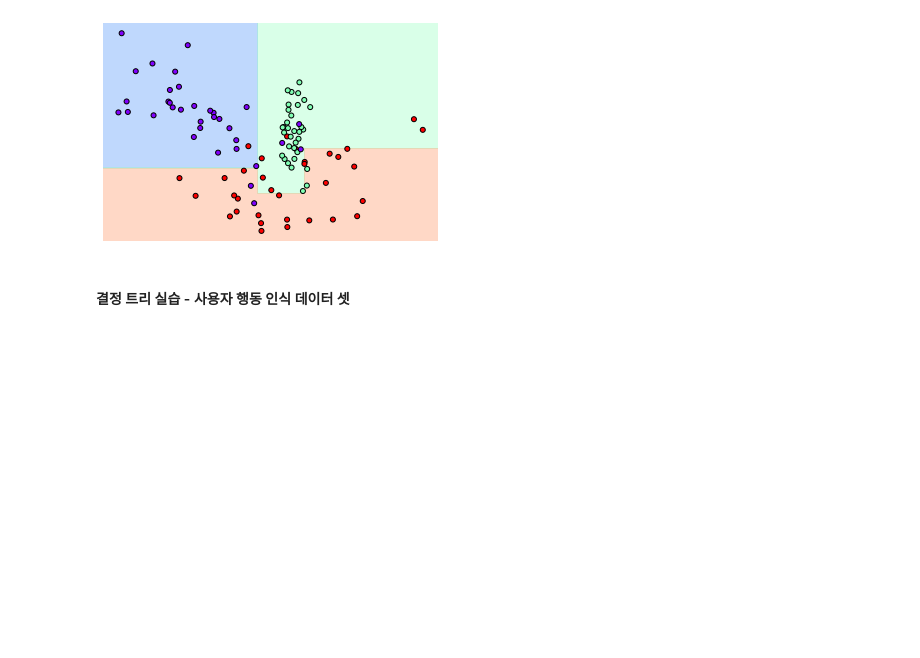
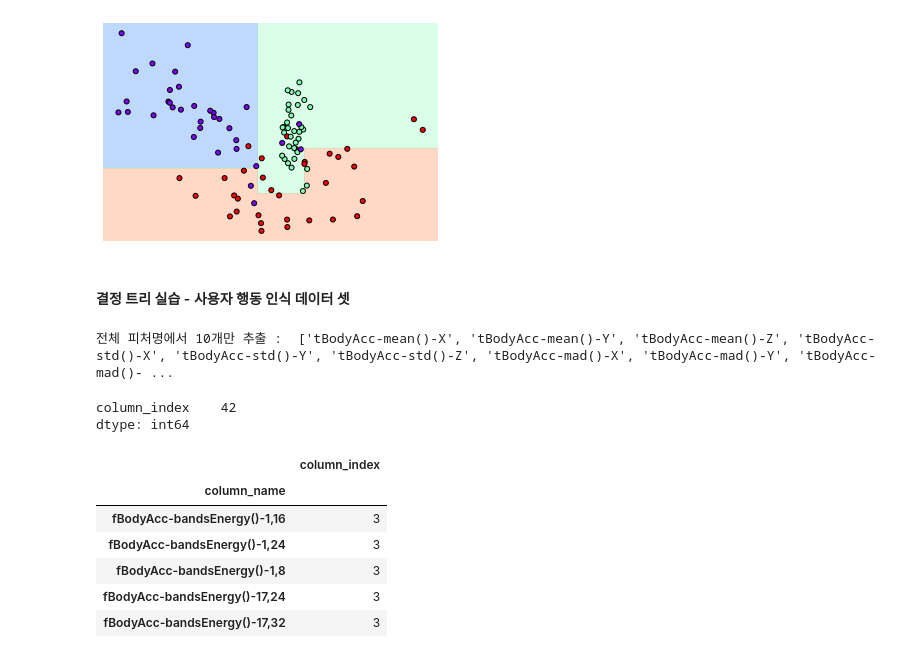
Before and after one commit to haebzzzang/ML, a Jupyter notebook: Chapter 04/Chapter_04.ipynb, the cells around one changed output. Drawn from its saved outputs; the diff is of its cells as text; code cells hidden in the pictures; blank space fills up the shorter version.

```diff
--- a/Chapter 04/Chapter_04.ipynb
+++ b/Chapter 04/Chapter_04.ipynb
@@ -154,0 +158,25 @@ visualize_boundary(dt_clf, X_features, y_labels)
+# %%
+## 피처 이름 index와 피처명을 DataFrame으로 로드
+feature_name_df = pd.read_csv('human_activity/features.txt', sep = '\s+', header = None, names = ['column_index', 'column_name']) # 한 개 이상 공백으로 구분
+
+## 피처명 index 제거 후, 리스트 객체로 생성하여 샘플로 10개 추출
+feature_name = feature_name_df.iloc[:, 1].values.tolist()
+print('전체 피처명에서 10개만 추출 : ', feature_name[:10])
+# %% [output]
+전체 피처명에서 10개만 추출 :  ['tBodyAcc-mean()-X', 'tBodyAcc-mean()-Y', 'tBodyAcc-mean()-Z', 'tBodyAcc-std()-X', 'tBodyAcc-std()-Y', 'tBodyAcc-std()-Z', 'tBodyAcc-mad()-X', 'tBodyAcc-mad()-Y', 'tBodyAcc-mad()- ...
+# %%
+## 중복 피처명 확인
+feature_dup_df = feature_name_df.groupby('column_name').count()
+print(feature_dup_df[feature_dup_df['column_index'] > 1].count()) # column_index가 1개 이상이면 중복
+
+feature_dup_df[feature_dup_df['column_index'] > 1].head()
+# %% [output]
+column_index    42
+dtype: int64
+|  | column_index |
+| column_name |  |
+| fBodyAcc-bandsEnergy()-1,16 | 3 |
+| fBodyAcc-bandsEnergy()-1,24 | 3 |
+| fBodyAcc-bandsEnergy()-1,8 | 3 |
+| fBodyAcc-bandsEnergy()-17,24 | 3 |
+| fBodyAcc-bandsEnergy()-17,32 | 3 |
```
Also changed, not shown: parts of 5 cells of this notebook.
